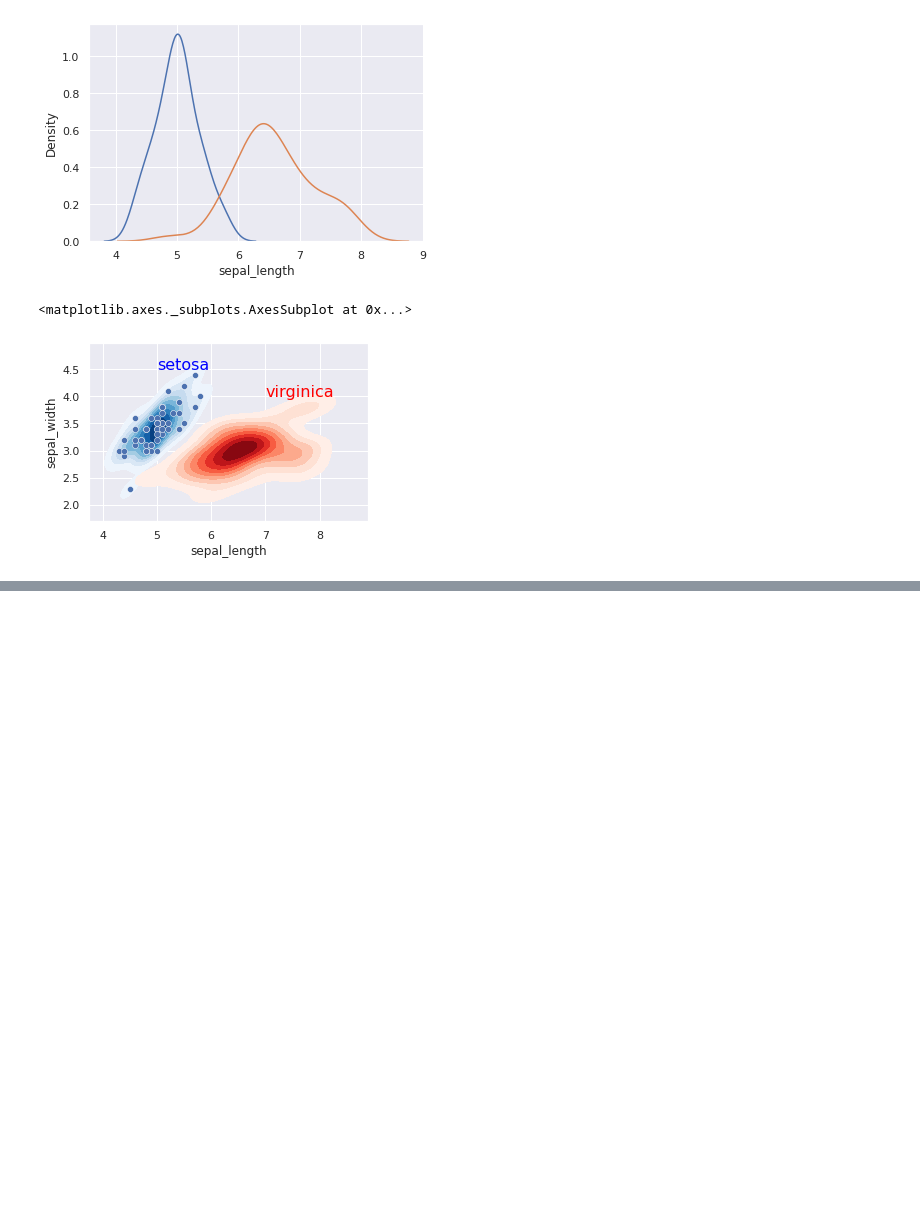
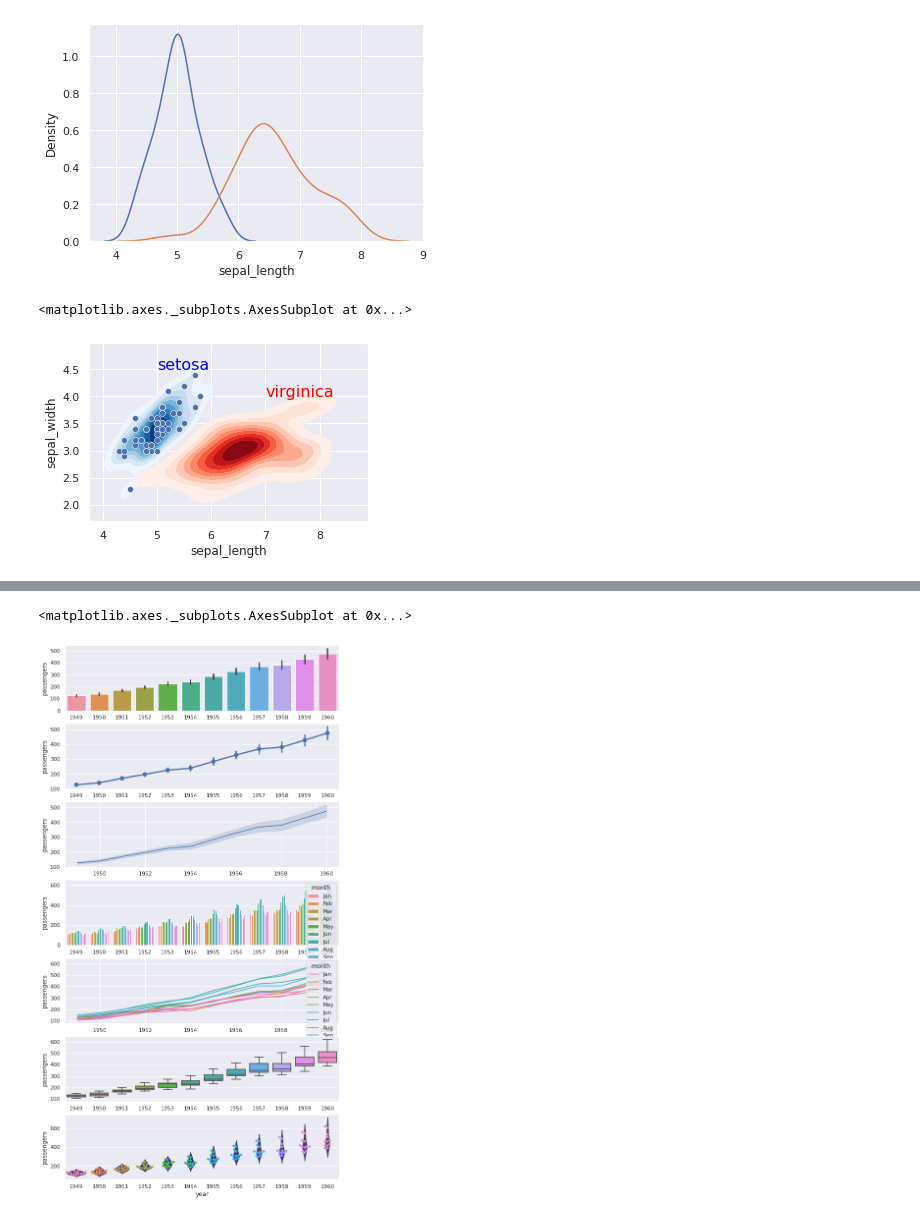
Before and after one commit to Jake0925/Seaborn, a Jupyter notebook: SeabornAll.ipynb, the cells around one changed output, grey strips where cells are left out. Drawn from its saved outputs; the diff is of its cells as text; code cells hidden in the pictures; blank space fills up the shorter version.

```diff
--- a/SeabornAll.ipynb
+++ b/SeabornAll.ipynb
@@ -16,6 +16,7 @@ iris = sns.load_dataset('iris')
 tips= sns.load_dataset('tips')
 anscombe = sns.load_dataset("anscombe")
 dots = sns.load_dataset('dots')
+flights = sns.load_dataset('flights')
 # %%
 tips.head()
 # %% [output]
@@ -541,0 +576,14 @@ sns.scatterplot(data=df_setosa, x='sepal_length', y='sepal_width')
+# %%
+f, ax = plt.subplots(7,1,figsize=(10,20))
+
+sns.barplot(data=flights, x='year', y = 'passengers', ax=ax[0]) #각 그래프의 검정색 수직방향 선은 신뢰구간을 나타낸다
+sns.pointplot(data=flights, x= 'year', y='passengers', ax=ax[1])
+sns.lineplot(data=flights, x='year', y='passengers', ax=ax[2])
+sns.barplot(data=flights, x='year', y='passengers', hue='month', ax=ax[3])
+sns.lineplot(data=flights, x='year', y='passengers', hue='month', ax=ax[4])
+sns.boxplot(data=flights, x='year', y='passengers', ax=ax[5])
+sns.violinplot(data=flights, x='year', y='passengers', color = 'blue', ax=ax[6])
+sns.swarmplot(data=flights, x='year', y='passengers', ax=ax[6])
+# %% [output]
+<matplotlib.axes._subplots.AxesSubplot at 0x...>
+[figure, added]
```
Also changed, not shown: parts of 40 cells of this notebook.
